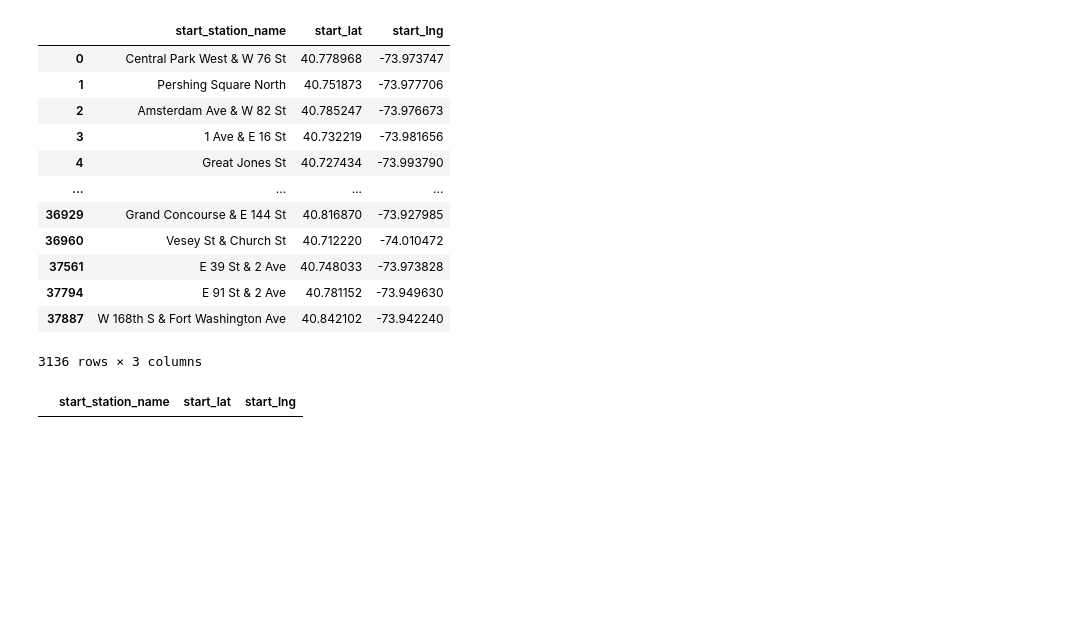
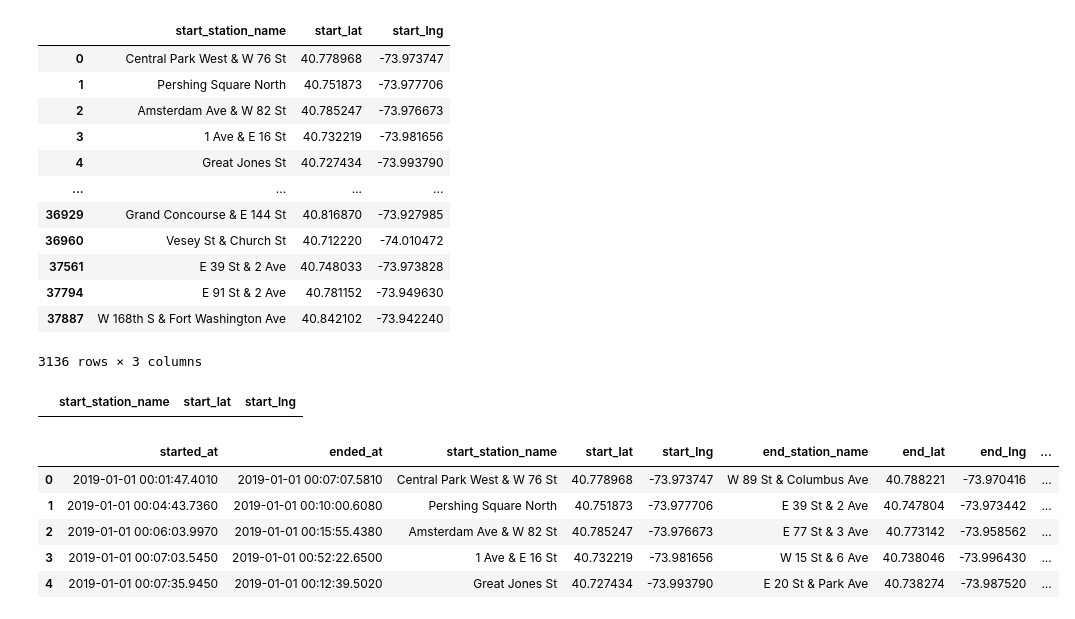
Before and after one commit to Sustech-yx/CS321-NYCBike, a Jupyter notebook: process_station.ipynb, the cells around one changed output. Saved outputs shown, nothing was run; the diff lists cells and outputs as text; code cells hidden in the pictures; blank space fills up the shorter version.

```diff
--- a/process_station.ipynb
+++ b/process_station.ipynb
@@ -175,0 +205,17 @@ m_station_NYC.to_csv('.\\m_station_NYC.csv')
+# %%
+import os
+import pandas as pd
+import numpy as np
+import datetime as d
+import calendar as c
+from datetime import timedelta
+
+station_data = pd.read_csv('.\\m_station_data.csv', usecols=['started_at','ended_at','start_station_name','start_lat','start_lng','end_station_name','end_lat','end_lng','start_id','end_id'])
+station_data.head()
+# %% [output]
+|  | started_at | ended_at | start_station_name | start_lat | start_lng | end_station_name | end_lat | end_lng | ... |
+| 0 | 2019-01-01 00:01:47.4010 | 2019-01-01 00:07:07.5810 | Central Park West & W 76 St | 40.778968 | -73.973747 | W 89 St & Columbus Ave | 40.788221 | -73.970416 | ... |
+| 1 | 2019-01-01 00:04:43.7360 | 2019-01-01 00:10:00.6080 | Pershing Square North | 40.751873 | -73.977706 | E 39 St & 2 Ave | 40.747804 | -73.973442 | ... |
+| 2 | 2019-01-01 00:06:03.9970 | 2019-01-01 00:15:55.4380 | Amsterdam Ave & W 82 St | 40.785247 | -73.976673 | E 77 St & 3 Ave | 40.773142 | -73.958562 | ... |
+| 3 | 2019-01-01 00:07:03.5450 | 2019-01-01 00:52:22.6500 | 1 Ave & E 16 St | 40.732219 | -73.981656 | W 15 St & 6 Ave | 40.738046 | -73.996430 | ... |
+| 4 | 2019-01-01 00:07:35.9450 | 2019-01-01 00:12:39.5020 | Great Jones St | 40.727434 | -73.993790 | E 20 St & Park Ave | 40.738274 | -73.987520 | ... |
```
Also changed, not shown: parts of 10 cells of this notebook, 50 other files.
